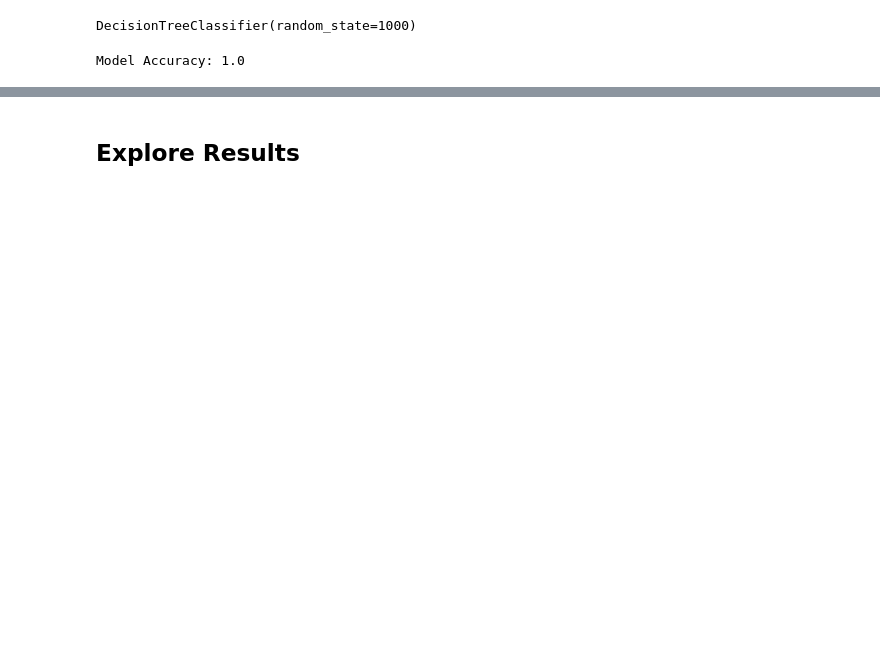
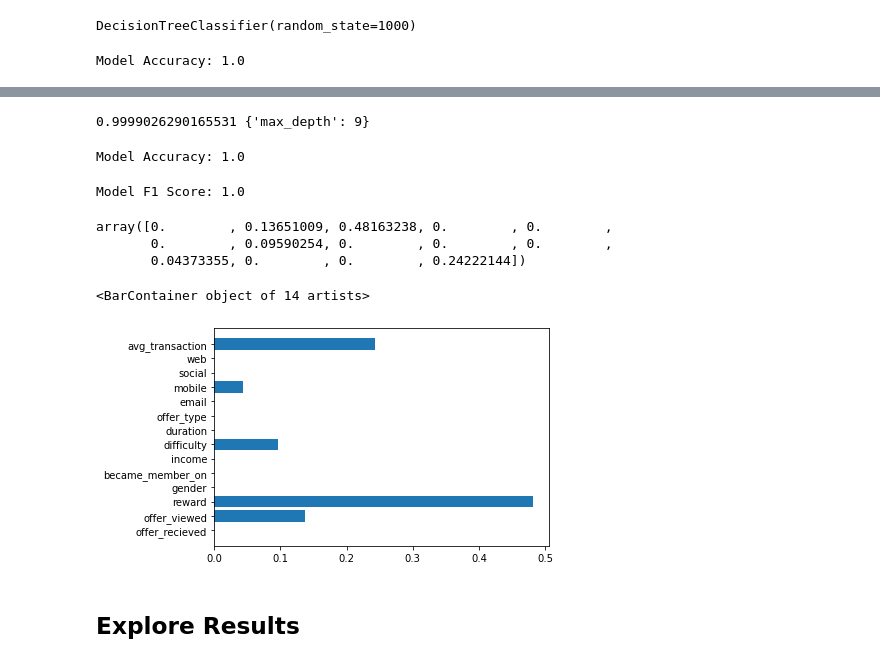
Before and after one commit to JDRitenour/udacity-capstone-starbucks, a Jupyter notebook: Starbucks_Capstone_notebook.ipynb, the cells around one changed output, grey strips where cells are left out. Saved outputs shown, nothing was run; the diff lists cells and outputs as text; code cells hidden in the pictures; blank space fills up the shorter version.

```diff
--- a/Starbucks_Capstone_notebook.ipynb
+++ b/Starbucks_Capstone_notebook.ipynb
@@ -908,0 +912,8 @@ plt.barh(x.columns, model.feature_importances_)
+# %%
+parameters = {'max_depth':range(3,20)}
+clf = GridSearchCV(tree.DecisionTreeClassifier(), parameters, n_jobs=4)
+clf.fit(X=x_test, y=y_test)
+tree_model = clf.best_estimator_
+print (clf.best_score_, clf.best_params_)
+# %% [output]
+0.9999026290165531 {'max_depth': 9}
@@ -909,3 +922,22 @@ plt.barh(x.columns, model.feature_importances_)
+# %%
+print("Model Accuracy:", metrics.accuracy_score(y_test, y_pred))
+# %% [output]
+Model Accuracy: 1.0
+# %%
+print("Model F1 Score:", metrics.f1_score(y_test, y_pred))
+# %% [output]
+Model F1 Score: 1.0
+# %%
+clf.best_estimator_.feature_importances_
+# %% [output]
+array([0.        , 0.13651009, 0.48163238, 0.        , 0.        ,
+       0.        , 0.09590254, 0.        , 0.        , 0.        ,
+       0.04373355, 0.        , 0.        , 0.24222144])
+# %%
+plt.barh(x.columns, clf.best_estimator_.feature_importances_)
+# %% [output]
+<BarContainer object of 14 artists>
+[figure, added]
 # %% [markdown]
 ## Explore Results
 # %%
```
Also changed, not shown: parts of 16 cells of this notebook.
